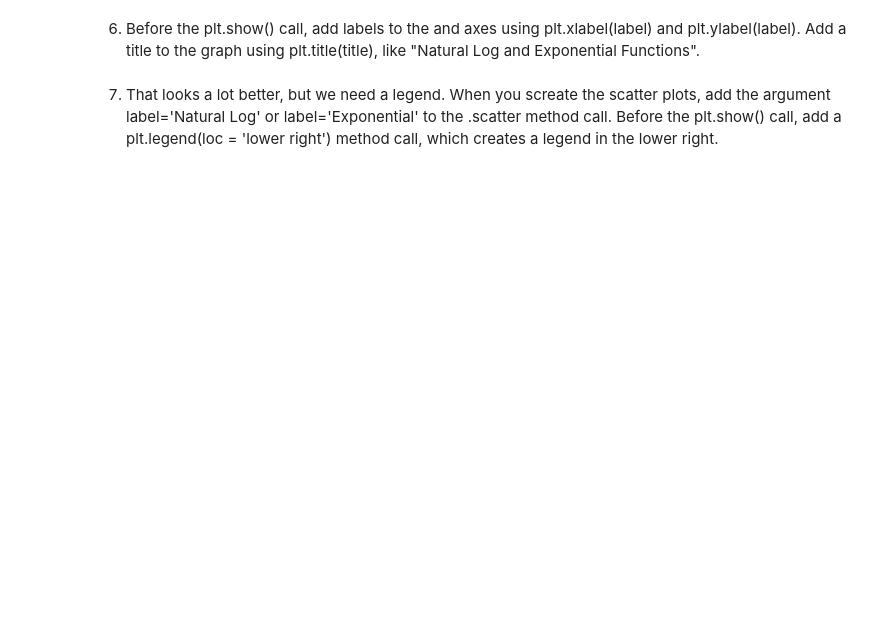
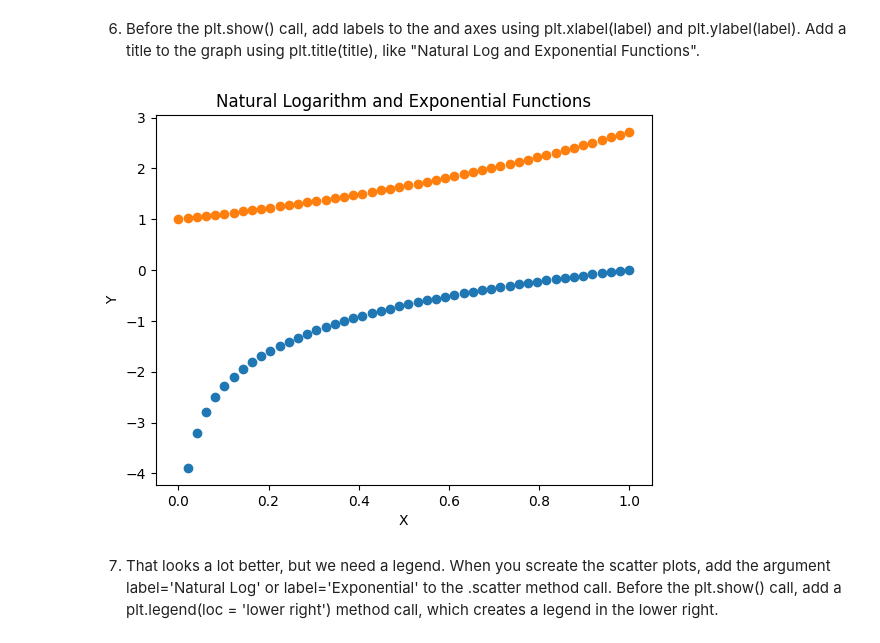
Before and after one commit to deancuva/programming, a Jupyter notebook: assignment/assignment_programming.ipynb, the cells around one changed output. Saved outputs shown, nothing was run; the diff lists cells and outputs as text; code cells hidden in the pictures; blank space fills up the shorter version.

```diff
--- a/assignment/assignment_programming.ipynb
+++ b/assignment/assignment_programming.ipynb
@@ -107,15 +140,17 @@ plt.show()
 # %% [markdown]
 6. Before the plt.show() call, add labels to the and axes using plt.xlabel(label) and plt.ylabel(label). Add a title to the graph using plt.title(title), like "Natural Log and Exponential Functions".
 # %%
-grid2 = np.linspace(0, 1, 50)
-log_array2 = np.log(grid2)
-exp_array2 = np.exp(grid2)
-plt.scatter(grid2, log_array2, label = "Natural Logarithm")
-plt.scatter(gri2, exp_array2, label = "Exponential")
+x2 = np.linspace(0, 1, 50)
+log_array2 = np.log(x2)
+exp_array2 = np.exp(x2)
+plt.scatter(x2, log_array2, label = "Natural Logarithm")
+plt.scatter(x2, exp_array2, label = "Exponential")
 plt.title("Natural Logarithm and Exponential Functions")
 plt.xlabel("X")
 plt.ylabel("Y")
 plt.show()
+# %% [output]
+[figure, added]
 # %% [markdown]
 7. That looks a lot better, but we need a legend. When you screate the scatter plots, add the argument label='Natural Log' or label='Exponential' to the .scatter method call. Before the plt.show() call, add a plt.legend(loc = 'lower right') method call, which creates a legend in the lower right.
 # %%
```
Also changed, not shown: parts of 11 cells of this notebook.
